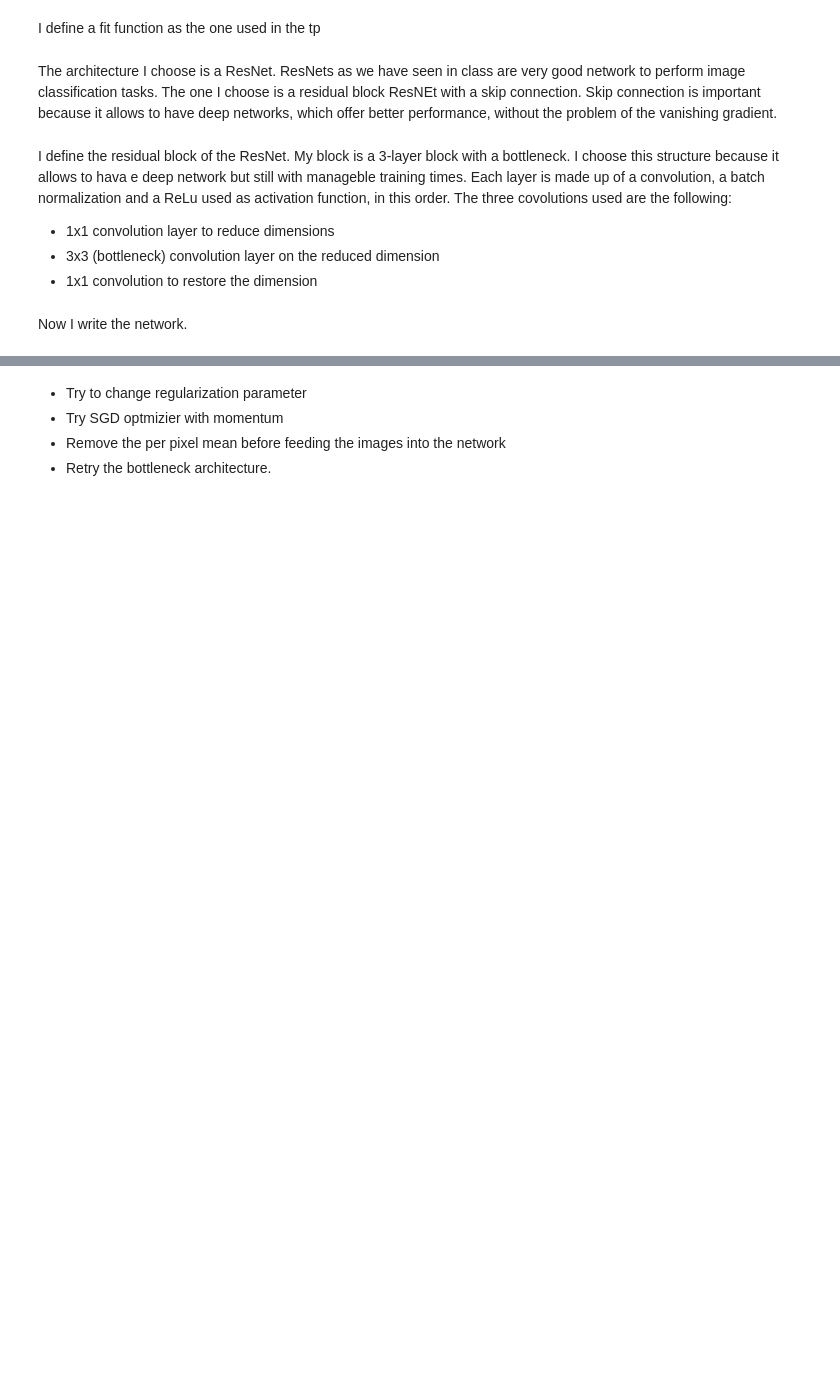
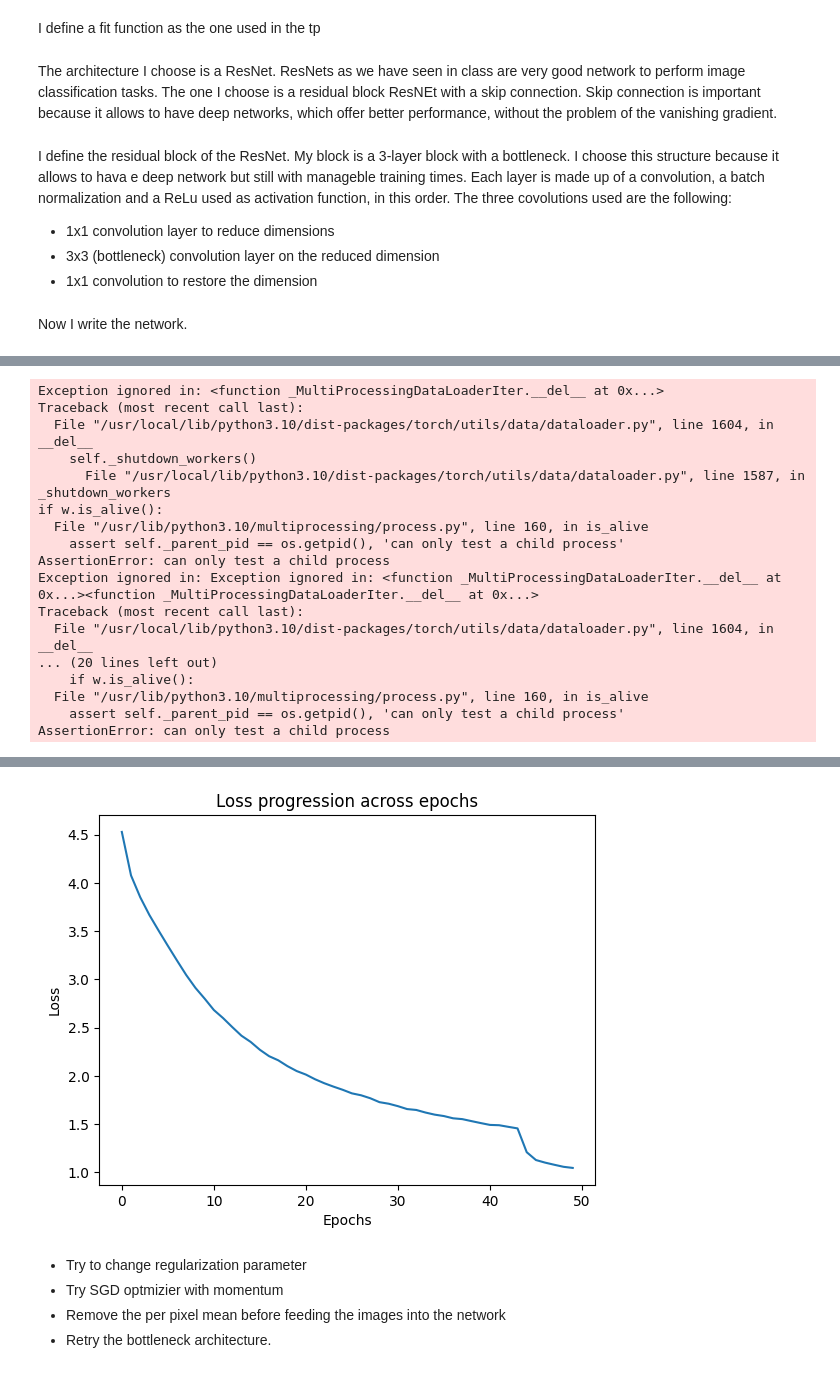
Before and after one commit to AleCardinale/Fundamentals-Inference-Learning, a Jupyter notebook: HW3/practical/cifar100.ipynb, the cells around one changed output, grey strips where cells are left out. Drawn from its saved outputs; the diff is of its cells as text; code cells hidden in the pictures; blank space fills up the shorter version.

```diff
--- a/HW3/practical/cifar100.ipynb
+++ b/HW3/practical/cifar100.ipynb
@@ -378,0 +443,19 @@ The model has too many parameters! Not allowed to evaluate.
+# %%
+%env CUDA_LAUNCH_BLOCKING=1
+
+model = ResNet(block=ResidualBlock, num_blocks=[12, 11, 10]).to(DEVICE)
+
+optimizer = torch.optim.SGD(model.parameters(), lr=0.01, weight_decay=0.001, momentum=0.9)
+scheduler_lr = torch.optim.lr_scheduler.ReduceLROnPlateau(optimizer, factor=0.1, patience=3)
+
+train_losses, valid_losses, valid_accs =   fit(
+        model,
+        train_dataloader = train_dataloader,
+        optimizer = optimizer,
+        epochs = 50,
+        device = DEVICE,
+        val_dataloader = valid_dataloader,
+        scheduler_lr = scheduler_lr
+    )
+plot_loss( train_losses )
+# %% [output]
@@ -378,0 +534,17 @@ The model has too many parameters! Not allowed to evaluate.
+Exception ignored in: <function _MultiProcessingDataLoaderIter.__del__ at 0x...>
+Traceback (most recent call last):
+  File "/usr/local/lib/python3.10/dist-packages/torch/utils/data/dataloader.py", line 1604, in __del__
+    self._shutdown_workers()
+      File "/usr/local/lib/python3.10/dist-packages/torch/utils/data/dataloader.py", line 1587, in _shutdown_workers
+if w.is_alive():
+  File "/usr/lib/python3.10/multiprocessing/process.py", line 160, in is_alive
+    assert self._parent_pid == os.getpid(), 'can only test a child process'
+AssertionError: can only test a child process
+Exception ignored in: Exception ignored in: <function _MultiProcessingDataLoaderIter.__del__ at 0x...><function _MultiProcessingDataLoaderIter.__del__ at 0x...>
+Traceback (most recent call last):
+  File "/usr/local/lib/python3.10/dist-packages/torch/utils/data/dataloader.py", line 1604, in __del__
+... (20 lines left out)
+    if w.is_alive():
+  File "/usr/lib/python3.10/multiprocessing/process.py", line 160, in is_alive
+    assert self._parent_pid == os.getpid(), 'can only test a child process'
+AssertionError: can only test a child process
@@ -379,3 +568,4 @@ The model has too many parameters! Not allowed to evaluate.
+[figure, added]
 # %% [markdown]
 - Try to change regularization parameter
 - Try SGD optmizier with momentum
```
Also changed, not shown: parts of 6 cells of this notebook.
